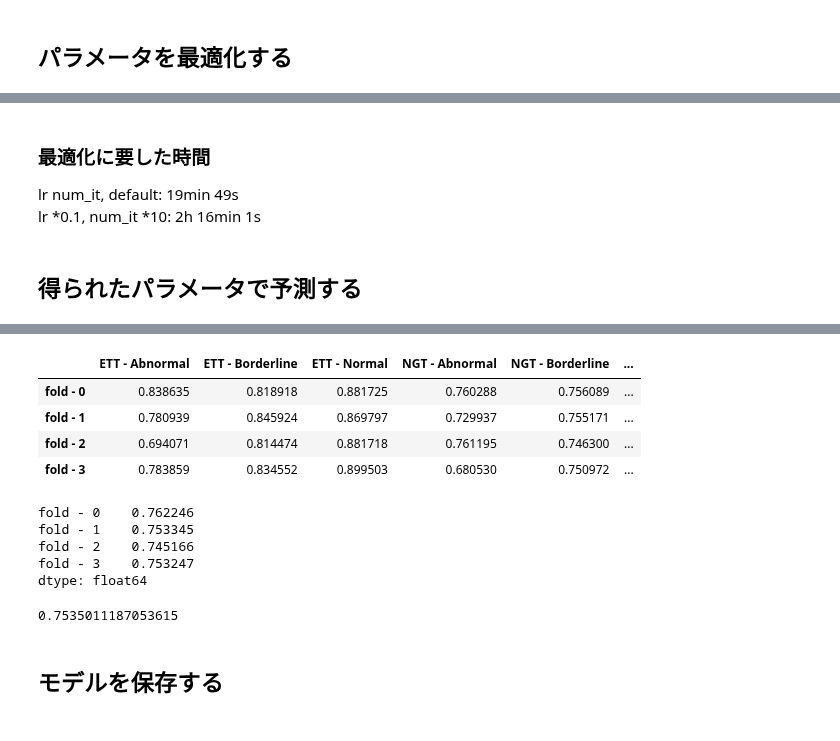
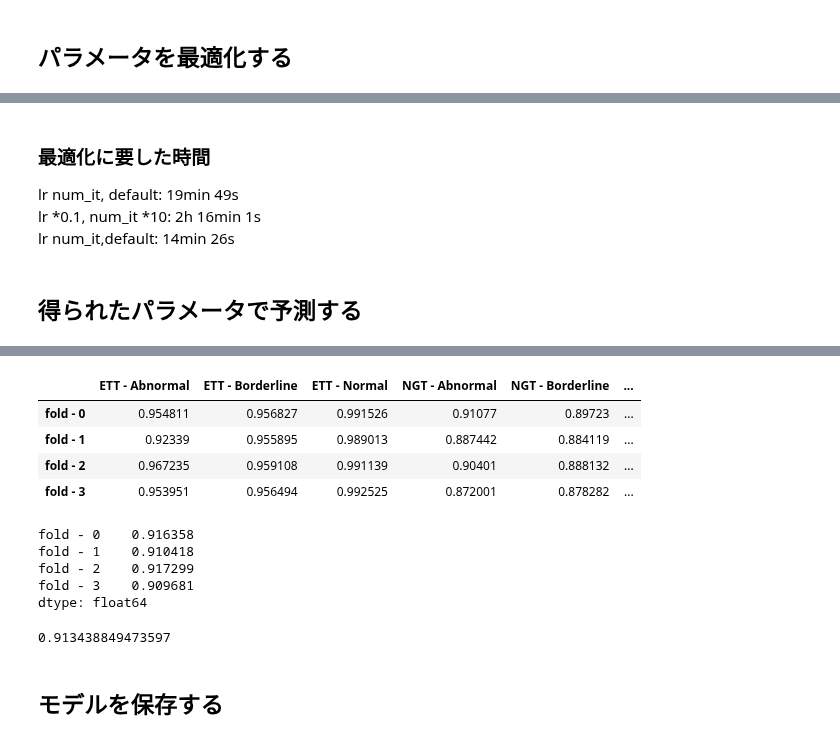
Before and after one commit to Hokoku/catheter, a Jupyter notebook: autoencoder_lgb_training.ipynb, the cells around one changed output, grey strips where cells are left out. Saved outputs shown, nothing was run; the diff lists cells and outputs as text; code cells hidden in the pictures.

Commit message:
add effnet_tuned lgbm models

```diff
--- a/autoencoder_lgb_training.ipynb
+++ b/autoencoder_lgb_training.ipynb
@@ -132,29 +132,29 @@ optimize_params()
 ### 最適化に要した時間
 lr num_it, default: 19min 49s
 lr \*0.1, num_it \*10: 2h 16min 1s
+lr num_it,default: 14min 26s
 # %% [markdown]
 ## 得られたパラメータで予測する
 # %%
 import lightgbm
 
+num_features=100
 
-def get_pred(train,test,col_name:str):
-    X_train=train.iloc[:,-CFG.num_features:]
-    X_test=test.iloc[:,-CFG.num_features:]
-    y_train=train[col_name]
-    y_test=test[col_name]
+def get_pred(train,val,col_idx:int):
+    X_train,y_train=train
+    X_val,y_val=val
+    col_name=CFG.target_cols[col_idx]
+    y_train_col,y_val_col=y_train[col_name],y_val[col_name]
 
-    col_index=test.columns.get_loc(col_name)
+    lgb_train=lightgbm.Dataset(X_train,label=y_train_col)
+    lgb_test=lightgbm.Dataset(X_val,label=y_val_col,reference=lgb_train)
 
-    lgb_train=lightgbm.Dataset(X_train,label=y_train)
-    lgb_test=lightgbm.Dataset(X_test,label=y_test,reference=lgb_train)
-
-    params=pickle.load(open(f"{CFG.models_dir}autoencoder_smallLR/lgb_params_{col_index}.pickle","rb"))
-    params["early_stopping_rounds"]=500
+    params=pickle.load(open(f"{CFG.models_dir}lgbm_effnet_tuned/params_{col_idx}.pickle","rb"))
+    params["early_stopping_rounds"]=1000
 
     model=lightgbm.train(params,lgb_train,valid_sets=lgb_test,verbose_eval=False)
-    pred=model.predict(X_test)
-    auc=roc_auc_score(y_test,pred)
+    pred=model.predict(X_val)
+    auc=roc_auc_score(y_val_col,pred)
 
     return pred,auc
 
@@ -163,13 +163,13 @@ results=pd.DataFrame(columns=CFG.target_cols)
 
 for n in range(CFG.n_folds):
     print(f"\nfold - {n}")
-    train_n=dataset[dataset["fold"]!=n]
-    test_n=dataset[dataset["fold"]==n]
+    train_idx=(fold["folds"]!=n)
+    val_idx=(fold["folds"]==n)
+    X_train,X_val=X[train_idx],X[val_idx]
+    y_train,y_val=train[train_idx],train[val_idx]
 
-
-    for col_name in CFG.target_cols:
-        pred,auc=get_pred(train=train_n,test=test_n,col_name=col_name)
-
+    for col_idx,col_name in enumerate(CFG.target_cols):
+        _,auc=get_pred(train=(X_train,y_train),val=(X_val,y_val),col_idx=col_idx)
         results.loc[f"fold - {n}",col_name]=auc
 
 
@@ -194,16 +194,16 @@ You can set `force_col_wise=true` to remove the overhead.
 [LightGBM] [Info] [binary:BoostFromScore]: pavg=0.023933 -> initscore=-3.708274
 [LightGBM] [Info] Start training from score -3.708274
 |  | ETT - Abnormal | ETT - Borderline | ETT - Normal | NGT - Abnormal | NGT - Borderline | ... |
-| fold - 0 | 0.838635 | 0.818918 | 0.881725 | 0.760288 | 0.756089 | ... |
-| fold - 1 | 0.780939 | 0.845924 | 0.869797 | 0.729937 | 0.755171 | ... |
-| fold - 2 | 0.694071 | 0.814474 | 0.881718 | 0.761195 | 0.746300 | ... |
-| fold - 3 | 0.783859 | 0.834552 | 0.899503 | 0.680530 | 0.750972 | ... |
+| fold - 0 | 0.954811 | 0.956827 | 0.991526 | 0.91077 | 0.89723 | ... |
+| fold - 1 | 0.92339 | 0.955895 | 0.989013 | 0.887442 | 0.884119 | ... |
+| fold - 2 | 0.967235 | 0.959108 | 0.991139 | 0.90401 | 0.888132 | ... |
+| fold - 3 | 0.953951 | 0.956494 | 0.992525 | 0.872001 | 0.878282 | ... |
-fold - 0    0.762246
-fold - 1    0.753345
-fold - 2    0.745166
-fold - 3    0.753247
+fold - 0    0.916358
+fold - 1    0.910418
+fold - 2    0.917299
+fold - 3    0.909681
 dtype: float64
-0.7535011187053615
+0.913438849473597
 # %% [markdown]
 ## モデルを保存する
 # %%
```
Also changed, not shown: parts of 3 cells of this notebook, 23 other files.
